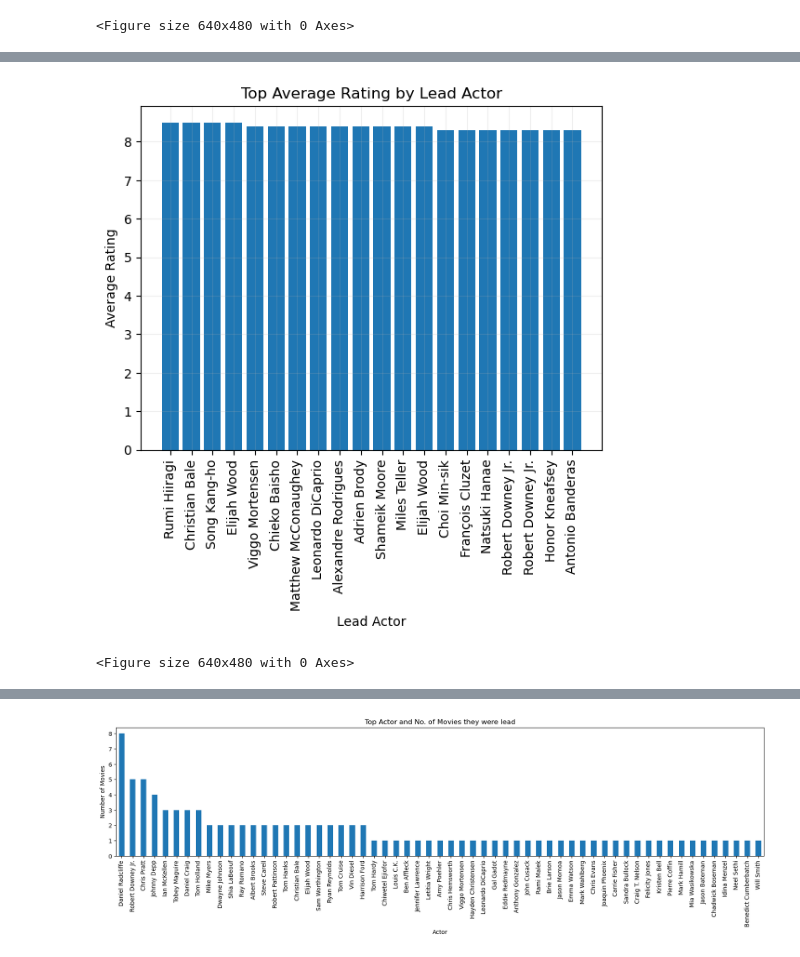
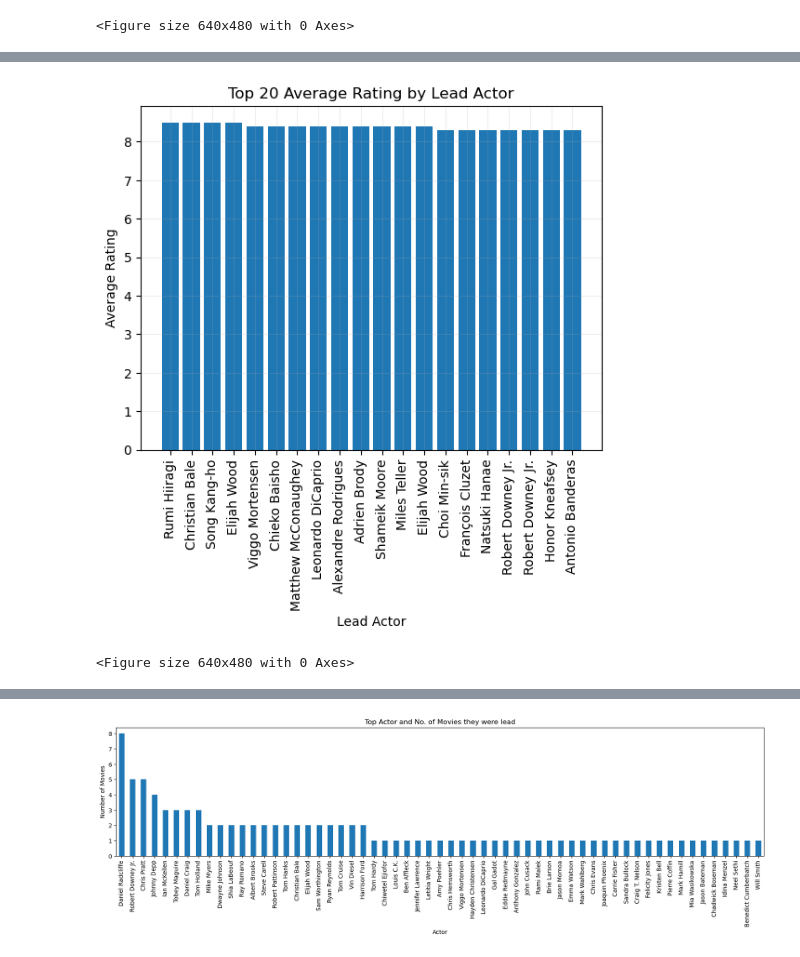
Before and after one commit to calirave/project1, a Jupyter notebook: Data Manipulation/Data Cleaning and Manipulation/Batch 2.ipynb, the cells around one changed output, grey strips where cells are left out. Cells and saved outputs as stored; diff of their text form; code cells hidden in the pictures.

```diff
--- a/Data Manipulation/Data Cleaning and Manipulation/Batch 2.ipynb
+++ b/Data Manipulation/Data Cleaning and Manipulation/Batch 2.ipynb
@@ -51,27 +78,27 @@ plt.savefig('../../Analysis/Visualizations/batch2_topactorbyrevenue.png')
 # %%
 # Top 10-20 Actors based on Ratings
 actor_rate = df[["Average Rating (Out of 10)", "1st Billing", "Title"]]
 
 #sort to highest rating
 top_actor_rate = actor_rate.sort_values("Average Rating (Out of 10)", ascending=False).head(20)
 top_actor_rate = top_actor_rate[["1st Billing", "Average Rating (Out of 10)"]]
 top_actor_rate.set_index("1st Billing", inplace=True)
 top_actor_rate
 
 #Create rating graph - actor by rating and written anaylysis to compare
 x = np.arange(len(top_actor_rate))
 tic_loc = [value for value in x]
 
 plt.bar(x, top_actor_rate["Average Rating (Out of 10)"], align='center')
 plt.xticks(tic_loc, top_actor_rate.index, rotation="vertical")
 plt.xlabel("Lead Actor")
 plt.ylabel("Average Rating")
-plt.title("Top Average Rating by Lead Actor")
+plt.title("Top 20 Average Rating by Lead Actor")
 plt.yscale("linear")
 plt.grid(alpha=.2)
 plt.show()
 
 plt.savefig('../../Analysis/Visualizations/batch2_topactorbyrating.png')
 # %% [output]
-[figure, old version]
+[figure, new version]
 <Figure size 640x480 with 0 Axes>
```
Also changed, not shown: parts of 9 cells of this notebook, 4 other files.
